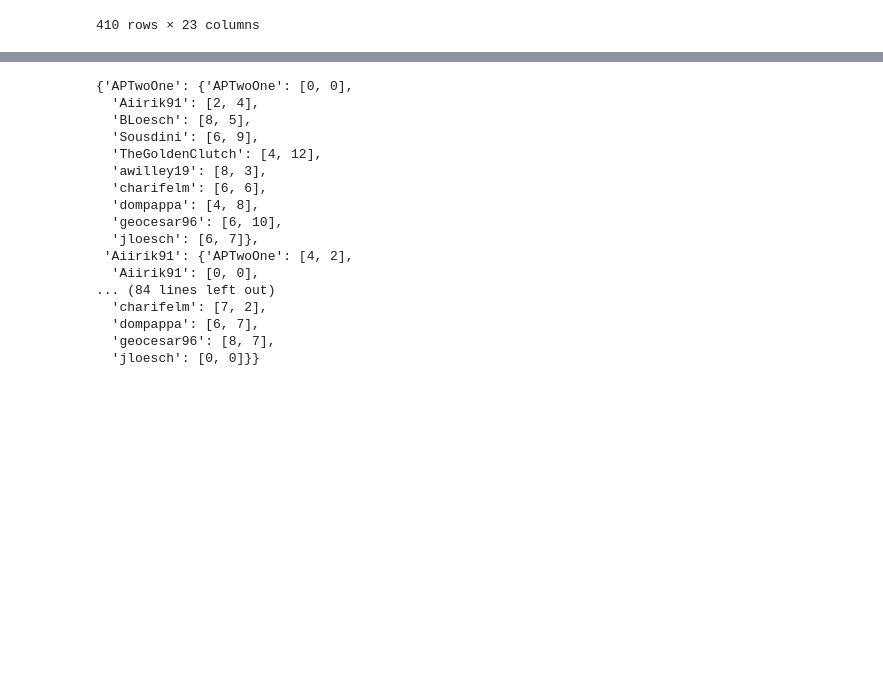
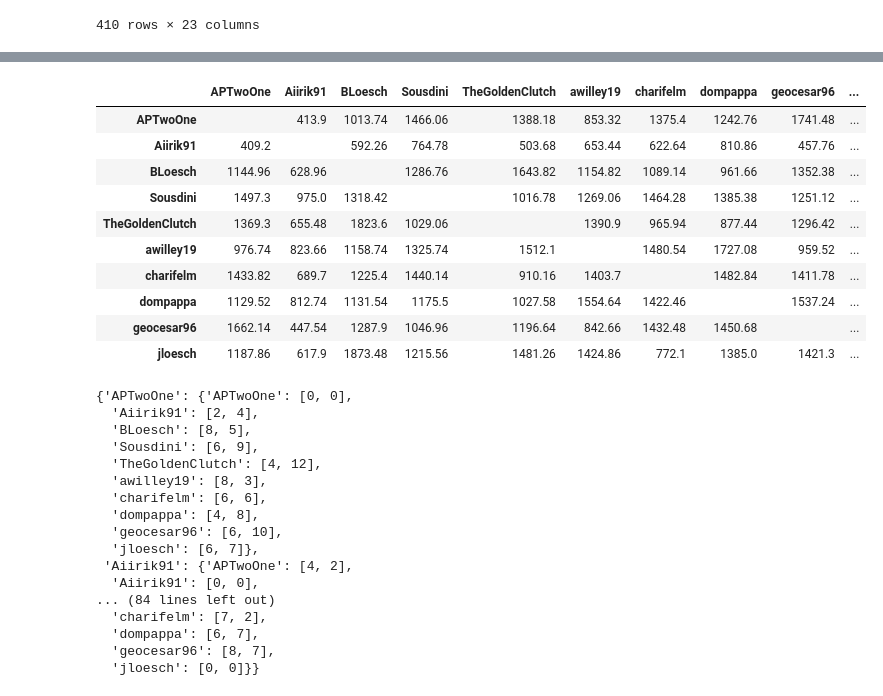
Before and after one commit to B-Loesch/sleeper_streamlit, a Jupyter notebook: testing_api.ipynb, the cells around one changed output, grey strips where cells are left out. Cells and saved outputs as stored; diff of their text form; code cells hidden in the pictures; blank space fills up the shorter version.

Commit message:
added points scored matrix

```diff
--- a/testing_api.ipynb
+++ b/testing_api.ipynb
@@ -391,4 +381,4 @@ head_to_head = pd.DataFrame(np.nan,
 # %%
 teams = sorted(set(all_rosters[all_rosters["Season"] == "2024"]['display_name']))
 # %%
-records = {team: {opponent: [0, 0] for opponent in teams} for team in teams}
+scores = {team: {opponent: 0 for opponent in teams} for team in teams}
@@ -414,0 +405,10 @@ records
+# %%
+for _, row in matchups.iterrows():
+    team1, team2 = row['display_name_1'], row['display_name_2']
+    team1_score, team2_score = row['points_1'], row['points_2']
+
+    if team1 not in scores.keys() or team2 not in scores.keys():
+        continue
+
+    scores[team1][team2] += team1_score
+    scores[team2][team1] += team2_score
@@ -415,3 +435,23 @@ records
+# %%
+head_to_head_scores = pd.DataFrame(
+    {team: {opponent: score if score > 0 else ""
+            for opponent, score in opponents.items()}
+     for team, opponents in scores.items()}
+)
+# %%
+head_to_head_scores
+# %% [output]
+|  | APTwoOne | Aiirik91 | BLoesch | Sousdini | TheGoldenClutch | awilley19 | charifelm | dompappa | geocesar96 | ... |
+| APTwoOne |  | 413.9 | 1013.74 | 1466.06 | 1388.18 | 853.32 | 1375.4 | 1242.76 | 1741.48 | ... |
+| Aiirik91 | 409.2 |  | 592.26 | 764.78 | 503.68 | 653.44 | 622.64 | 810.86 | 457.76 | ... |
+| BLoesch | 1144.96 | 628.96 |  | 1286.76 | 1643.82 | 1154.82 | 1089.14 | 961.66 | 1352.38 | ... |
+| Sousdini | 1497.3 | 975.0 | 1318.42 |  | 1016.78 | 1269.06 | 1464.28 | 1385.38 | 1251.12 | ... |
+| TheGoldenClutch | 1369.3 | 655.48 | 1823.6 | 1029.06 |  | 1390.9 | 965.94 | 877.44 | 1296.42 | ... |
+| awilley19 | 976.74 | 823.66 | 1158.74 | 1325.74 | 1512.1 |  | 1480.54 | 1727.08 | 959.52 | ... |
+| charifelm | 1433.82 | 689.7 | 1225.4 | 1440.14 | 910.16 | 1403.7 |  | 1482.84 | 1411.78 | ... |
+| dompappa | 1129.52 | 812.74 | 1131.54 | 1175.5 | 1027.58 | 1554.64 | 1422.46 |  | 1537.24 | ... |
+| geocesar96 | 1662.14 | 447.54 | 1287.9 | 1046.96 | 1196.64 | 842.66 | 1432.48 | 1450.68 |  | ... |
+| jloesch | 1187.86 | 617.9 | 1873.48 | 1215.56 | 1481.26 | 1424.86 | 772.1 | 1385.0 | 1421.3 | ... |
 # %%
 for _, row in matchups.iterrows():
     team1, team2 = row['display_name_1'], row['display_name_2']
```
Also changed, not shown: parts of 6 cells of this notebook, 2 other files.
